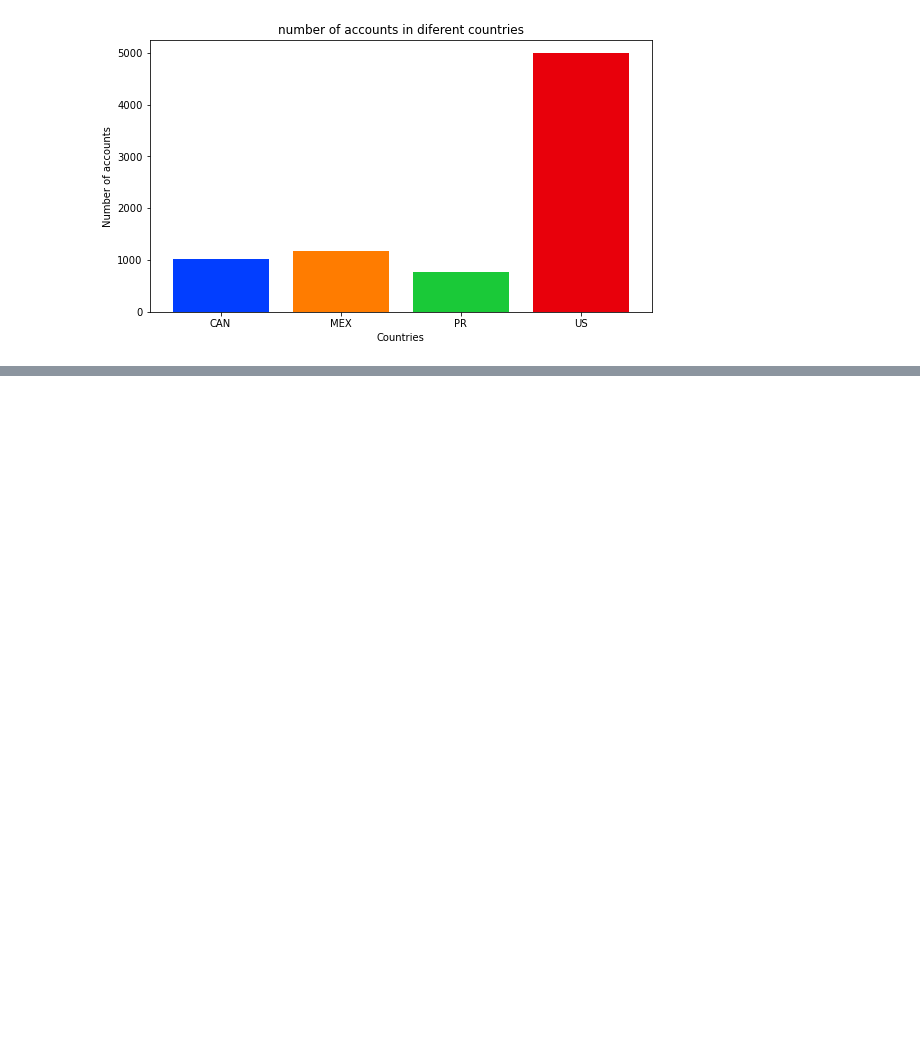
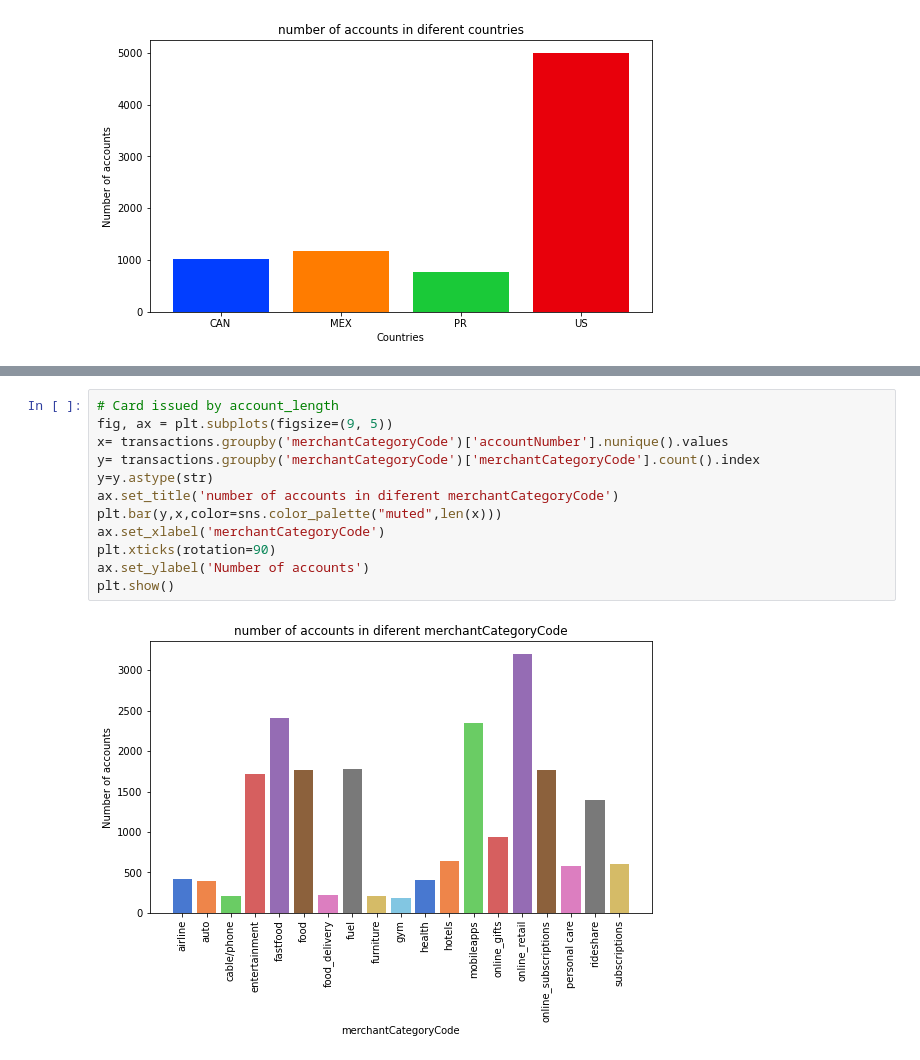
Before and after one commit to alipourmotlagh/transactionFraudDetection, a Jupyter notebook: data analysis.ipynb, the cells around one changed output, grey strips where cells are left out. Cells and saved outputs as stored; diff of their text form; blank space fills up the shorter version.

```diff
--- a/data analysis.ipynb
+++ b/data analysis.ipynb
@@ -494,0 +551,14 @@ plt.show()
+# %%
+# Card issued by account_length
+fig, ax = plt.subplots(figsize=(9, 5))
+x= transactions.groupby('merchantCategoryCode')['accountNumber'].nunique().values
+y= transactions.groupby('merchantCategoryCode')['merchantCategoryCode'].count().index
+y=y.astype(str)
+ax.set_title('number of accounts in diferent merchantCategoryCode')
+plt.bar(y,x,color=sns.color_palette("muted",len(x)))
+ax.set_xlabel('merchantCategoryCode')
+plt.xticks(rotation=90)
+ax.set_ylabel('Number of accounts')
+plt.show()
+# %% [output]
+[figure, added]
```
Also changed, not shown: parts of 26 cells of this notebook.
